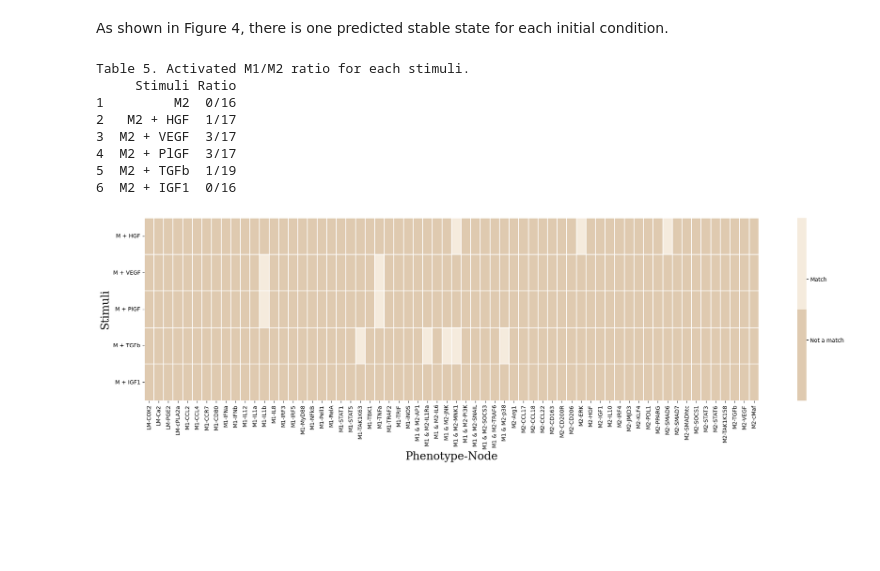
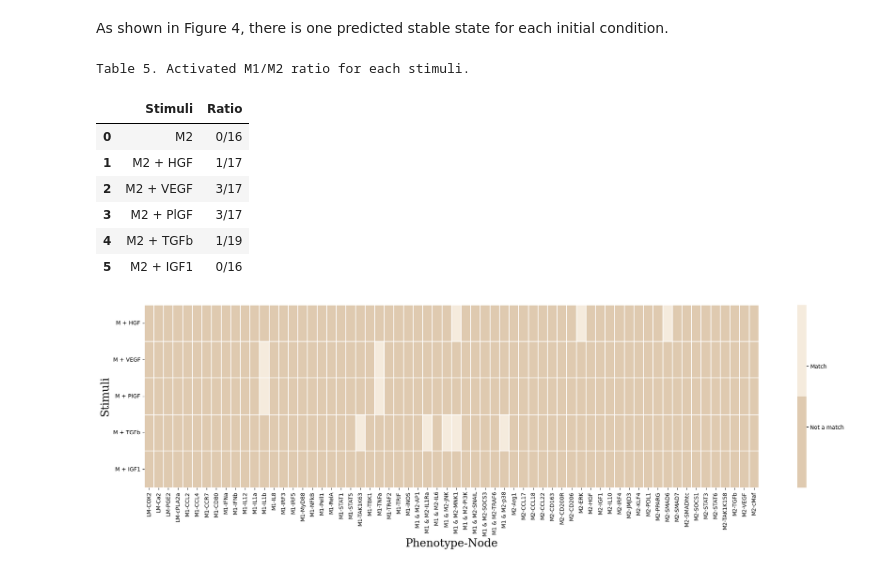
Before and after one commit to Karinaovedal/Master-thesis, a Jupyter notebook: GF_effects.ipynb, the cells around one changed output. Cells and saved outputs as stored; diff of their text form; code cells hidden in the pictures; blank space fills up the shorter version.

```diff
--- a/GF_effects.ipynb
+++ b/GF_effects.ipynb
@@ -537,51 +496,22 @@ plt.show()
 # %% [markdown]
 As shown in Figure 4, there is one predicted stable state for each initial condition.
 # %%
-# ANALYSIS
-# Creating a dictionary
-ratios_dict = {}
+# CALCULATING THE RATIO OF ACTIVATED M1 VS M2 NODES
 
-# Going through each row (stimulus)
-for stimulus in results['level_0'].unique(): # ['M2' 'M2 + HGF' 'M2 + VEGF' 'M2 + PlGF' 'M2 + TGFb' 'M2 + IGF1']
-    stimulus_df = results[results['level_0'] == stimulus].loc[:, pd.IndexSlice[:, M1_M2_nodes]]
+# Creating a list of stimulis
+stimulis = ['M2', 'M2 + HGF', 'M2 + VEGF', 'M2 + PlGF', 'M2 + TGFb', 'M2 + IGF1']
 
-    # Filtering
-    M1_nodes_filter = pd.IndexSlice['M1', M1_nodes]
-    M2_nodes_filter = pd.IndexSlice['M2', M2_nodes]
-
-    # Counting the active M1 and M2 nodes for each row
-    m1_count = stimulus_df.loc[:, M1_nodes_filter].apply(lambda x: sum(x == 1), axis=1)
-    m2_count = stimulus_df.loc[:, M2_nodes_filter].apply(lambda x: sum(x == 1), axis=1)
-
-    # Initializing ratio as a series of zeros
-    ratio = m1_count.astype(str) + '/' + m2_count.astype(str)
-
-    # Storing the ratio in the dictionary
-    ratios_dict[stimulus] = ratio
-
-# Converting the dictionary to a Dataframe
-ratios_df = pd.DataFrame.from_dict(ratios_dict)
-
-# Melting the DataFrame
-df_melted = ratios_df.melt(var_name='Stimuli', value_name='Ratio')
-
-# Dropping NaN rows
-df_melted.dropna(inplace=True)
-
-# Changing the row indexes
-df_melted.index = ['1', '2', '3', '4', '5','6']
-
-print("Table 5. Activated M1/M2 ratio for each stimuli.")
-print(df_melted)
+print("""Table 5. Activated M1/M2 ratio for each stimuli.""")
+ratio(M2data, stimulis)
 # %% [output]
 Table 5. Activated M1/M2 ratio for each stimuli.
-     Stimuli Ratio
-1         M2  0/16
-2   M2 + HGF  1/17
-3  M2 + VEGF  3/17
-4  M2 + PlGF  3/17
-5  M2 + TGFb  1/19
-6  M2 + IGF1  0/16
+|  | Stimuli | Ratio |
+| 0 | M2 | 0/16 |
+| 1 | M2 + HGF | 1/17 |
+| 2 | M2 + VEGF | 3/17 |
+| 3 | M2 + PlGF | 3/17 |
+| 4 | M2 + TGFb | 1/19 |
+| 5 | M2 + IGF1 | 0/16 |
 # %%
 # COMPARING EXPRESSION ACROSS THE THREE DATAFRAMES (M0, M1 AND M2)
 
```
Also changed, not shown: parts of 8 cells of this notebook.
